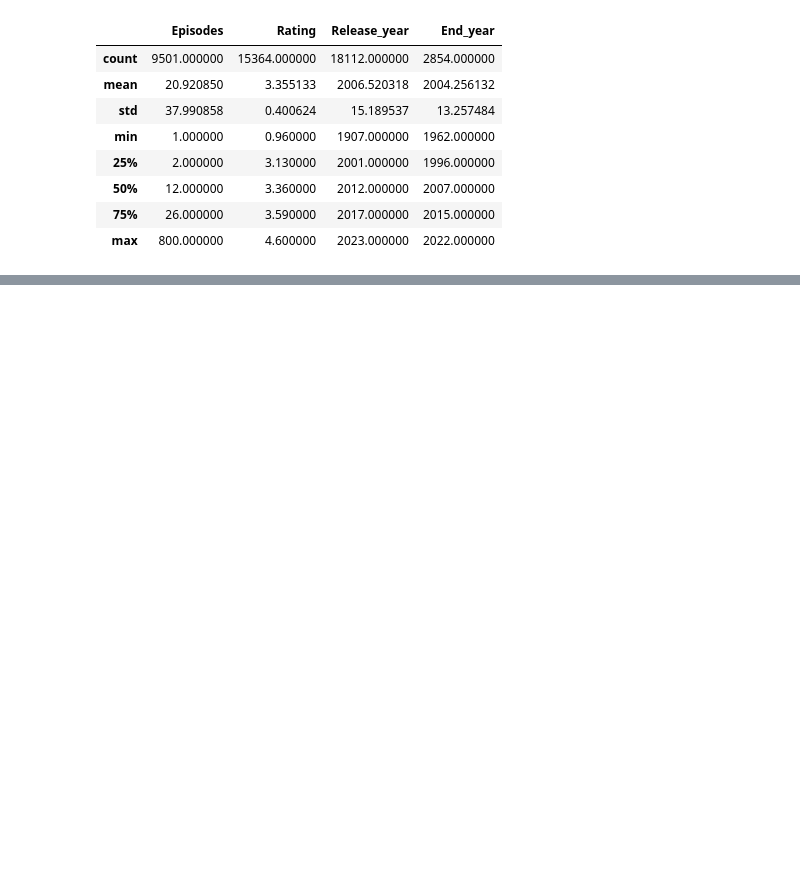
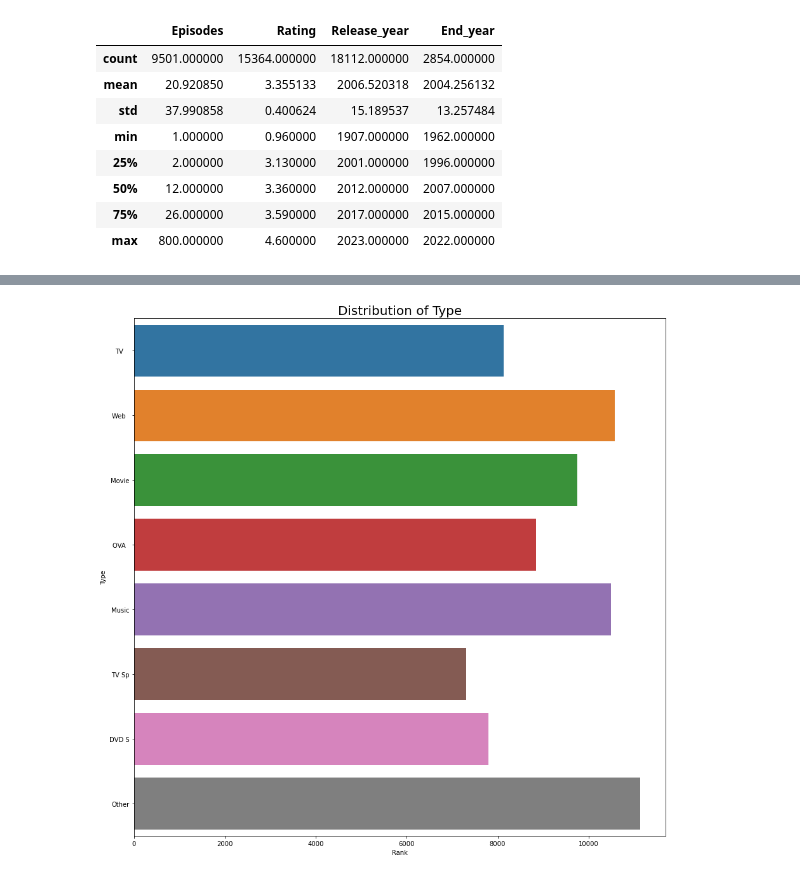
Before and after one commit to bigdatawirtz/entrega-bda, a Jupyter notebook: entrega_EDA/eda_HectorVilar.ipynb, the cells around one changed output, grey strips where cells are left out. Cells and saved outputs as stored; diff of their text form; code cells hidden in the pictures; blank space fills up the shorter version.

```diff
--- a/entrega_EDA/eda_HectorVilar.ipynb
+++ b/entrega_EDA/eda_HectorVilar.ipynb
@@ -106,0 +322,10 @@ anime.describe(include='object')
+# %%
+#Esta es la forma de las distribuciones del tipo de anime
+plt.figure(figsize=(15,15))
+sns.barplot(y=anime['Type'], x=anime['Type'].index, ci=None)
+plt.title('Distribution of {}'.format('Type'), size=20)
+plt.show()
+#Se aprecia que mayoritariamente los animes ocupan diversos formatos, pueden ser sacados en internet al mismo tiempo
+#que se emiten por televisión o se distribuyen mediante dvds
+# %% [output]
+[figure, added]
```
Also changed, not shown: parts of 19 cells of this notebook.
